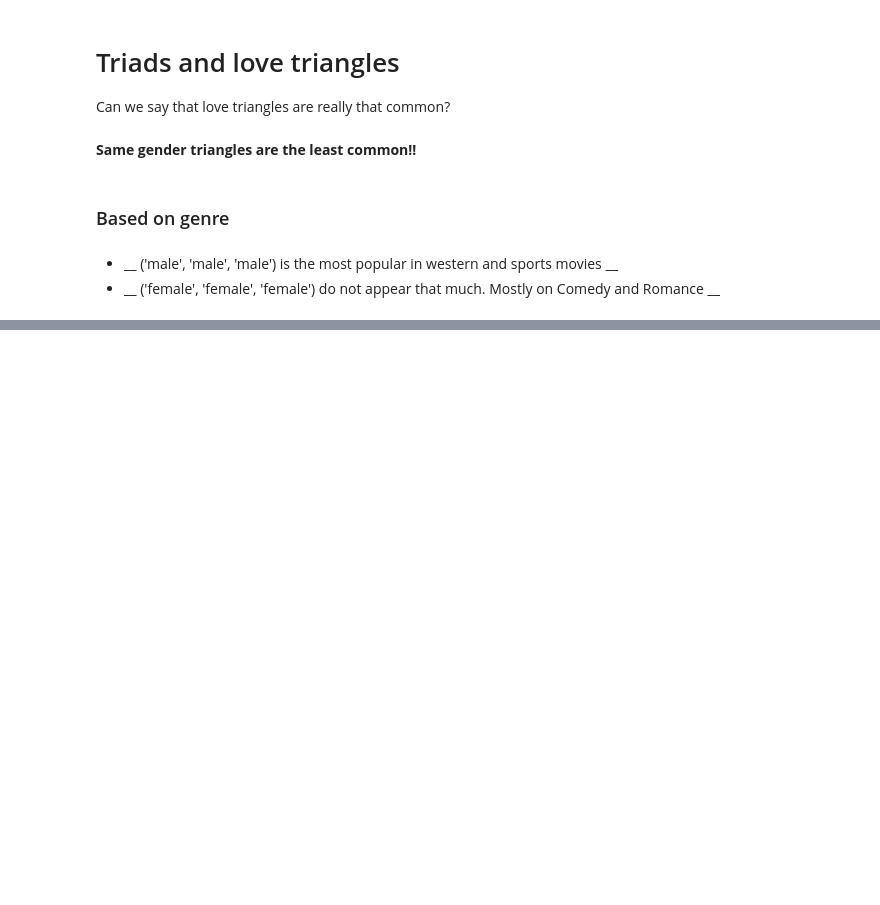
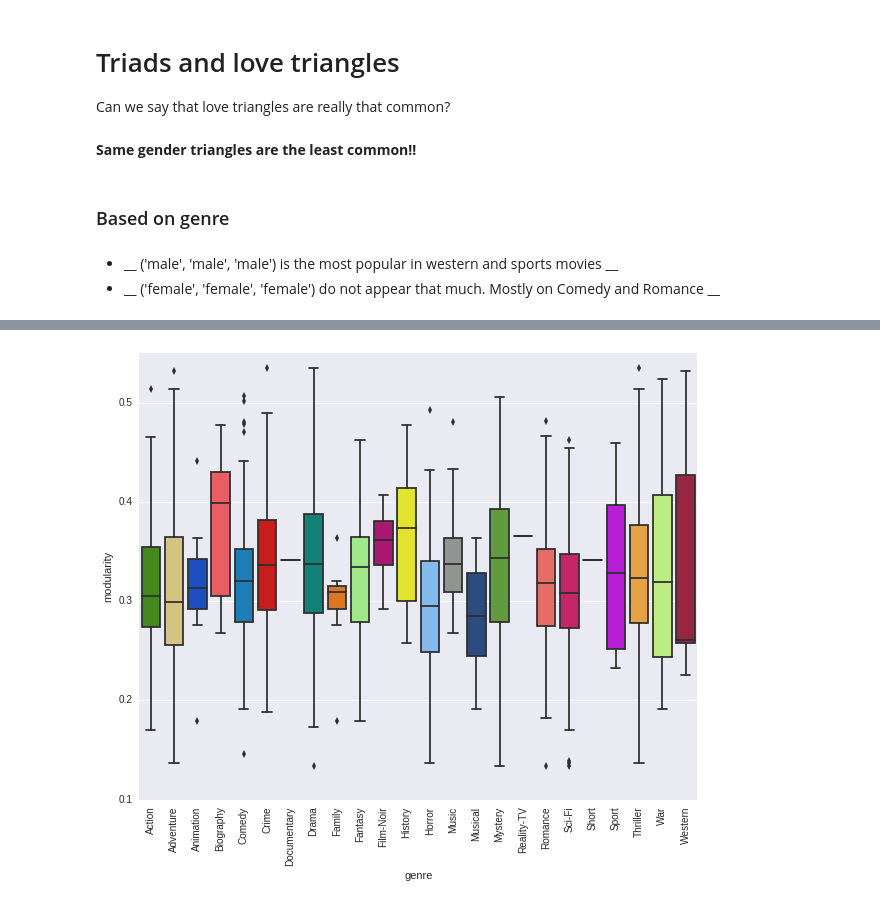
Before and after one commit to usc-sail/mica-text-characternetworks, a Jupyter notebook: Graph Analysis.ipynb, the cells around one changed output, grey strips where cells are left out. Cells and saved outputs as stored; diff of their text form; code cells hidden in the pictures; blank space fills up the shorter version.

```diff
--- a/Graph Analysis.ipynb
+++ b/Graph Analysis.ipynb
@@ -388,0 +384,6 @@ defaultdict(list,
+# %%
+axs = sns.boxplot(x = "genre", y = "modularity", data = modularities, palette=xkcd_colors)
+for item in axs.get_xticklabels():
+    item.set_rotation(90)
+# %% [output]
+[figure, added]
```
Also changed, not shown: parts of 8 cells of this notebook.
